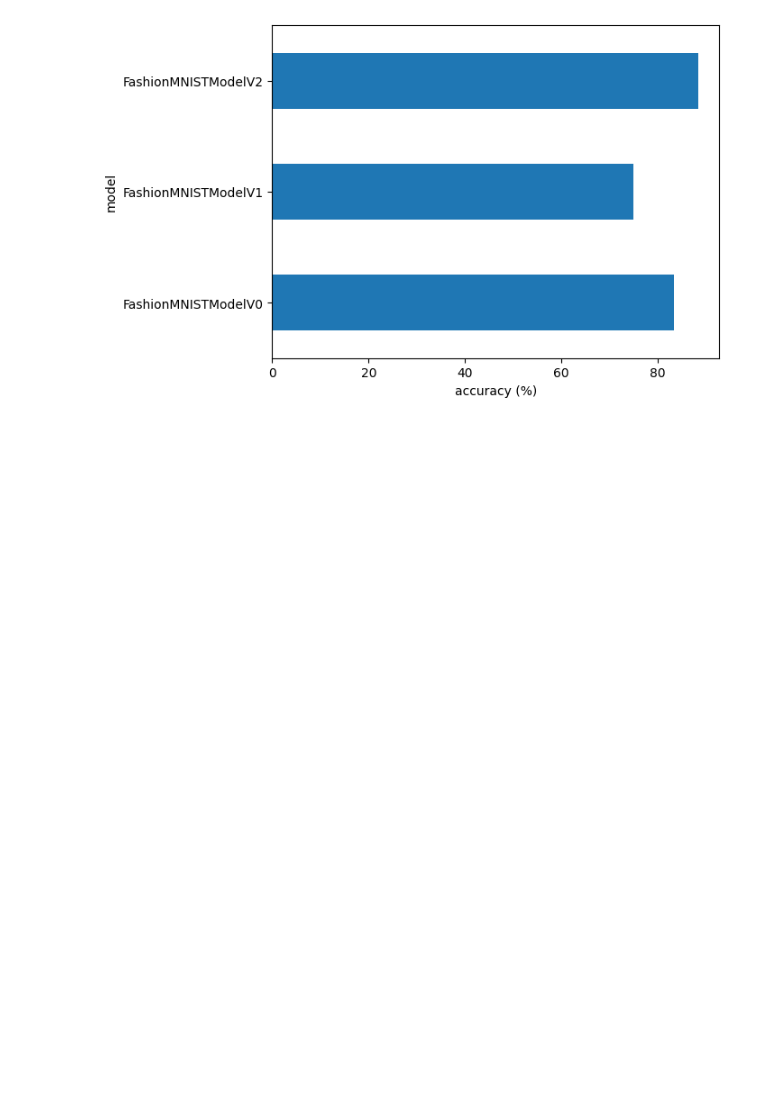
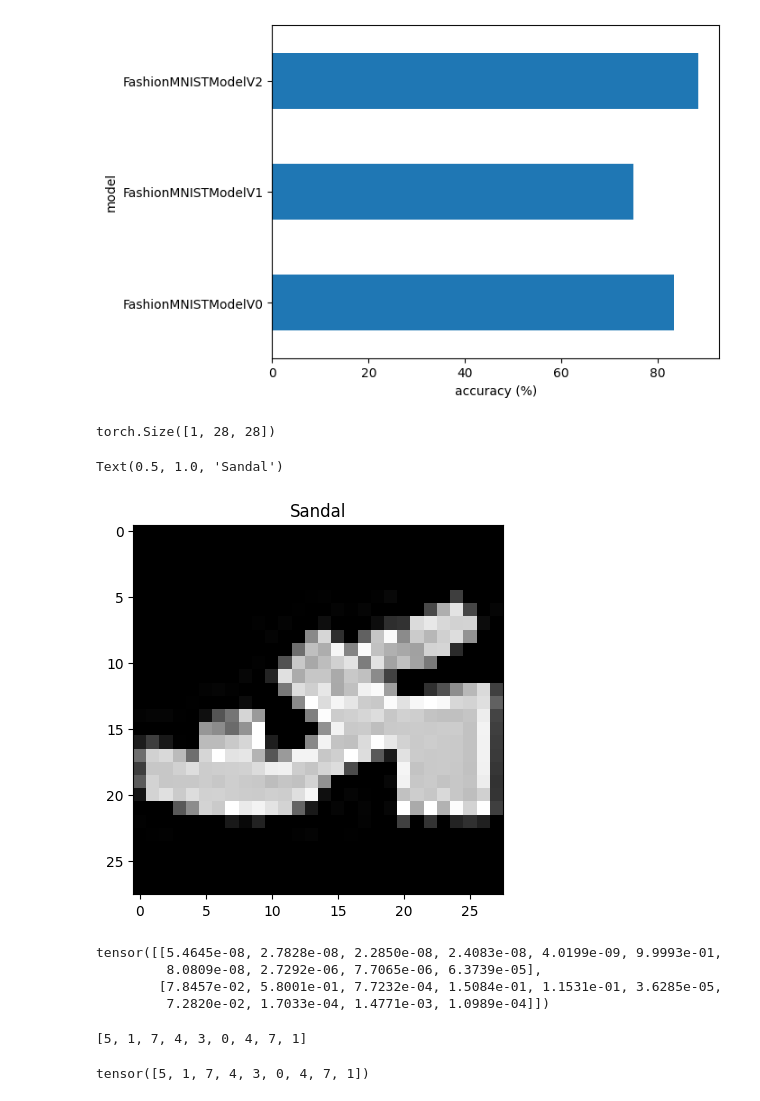
Before and after one commit to branchwag/pytorchin, a Jupyter notebook: CNN.ipynb, the cells around one changed output. Saved outputs shown, nothing was run; the diff lists cells and outputs as text; code cells hidden in the pictures; blank space fills up the shorter version.

```diff
--- a/CNN.ipynb
+++ b/CNN.ipynb
@@ -888,0 +906,38 @@ plt.ylabel("model");
+# %%
+import random
+random.seed(42)
+test_samples = []
+test_labels = []
+for sample, label in random.sample(list(test_data), k=9):
+  test_samples.append(sample)
+  test_labels.append(label)
+
+test_samples[0].shape
+# %% [output]
+torch.Size([1, 28, 28])
+# %%
+plt.imshow(test_samples[0].squeeze(), cmap="gray")
+plt.title(class_names[test_labels[0]])
+# %% [output]
+Text(0.5, 1.0, 'Sandal')
+[figure, added]
+# %%
+pred_probs = make_predictions(model=model_2,
+                             data=test_samples)
+
+pred_probs[:2]
+# %% [output]
+tensor([[5.4645e-08, 2.7828e-08, 2.2850e-08, 2.4083e-08, 4.0199e-09, 9.9993e-01,
+         8.0809e-08, 2.7292e-06, 7.7065e-06, 6.3739e-05],
+        [7.8457e-02, 5.8001e-01, 7.7232e-04, 1.5084e-01, 1.1531e-01, 3.6285e-05,
+         7.2820e-02, 1.7033e-04, 1.4771e-03, 1.0989e-04]])
+# %%
+test_labels
+# %% [output]
+[5, 1, 7, 4, 3, 0, 4, 7, 1]
+# %%
+#convert prediction probs to labels
+pred_classes = pred_probs.argmax(dim=1)
+pred_classes
+# %% [output]
+tensor([5, 1, 7, 4, 3, 0, 4, 7, 1])
```
Also changed, not shown: parts of 2 cells of this notebook.
